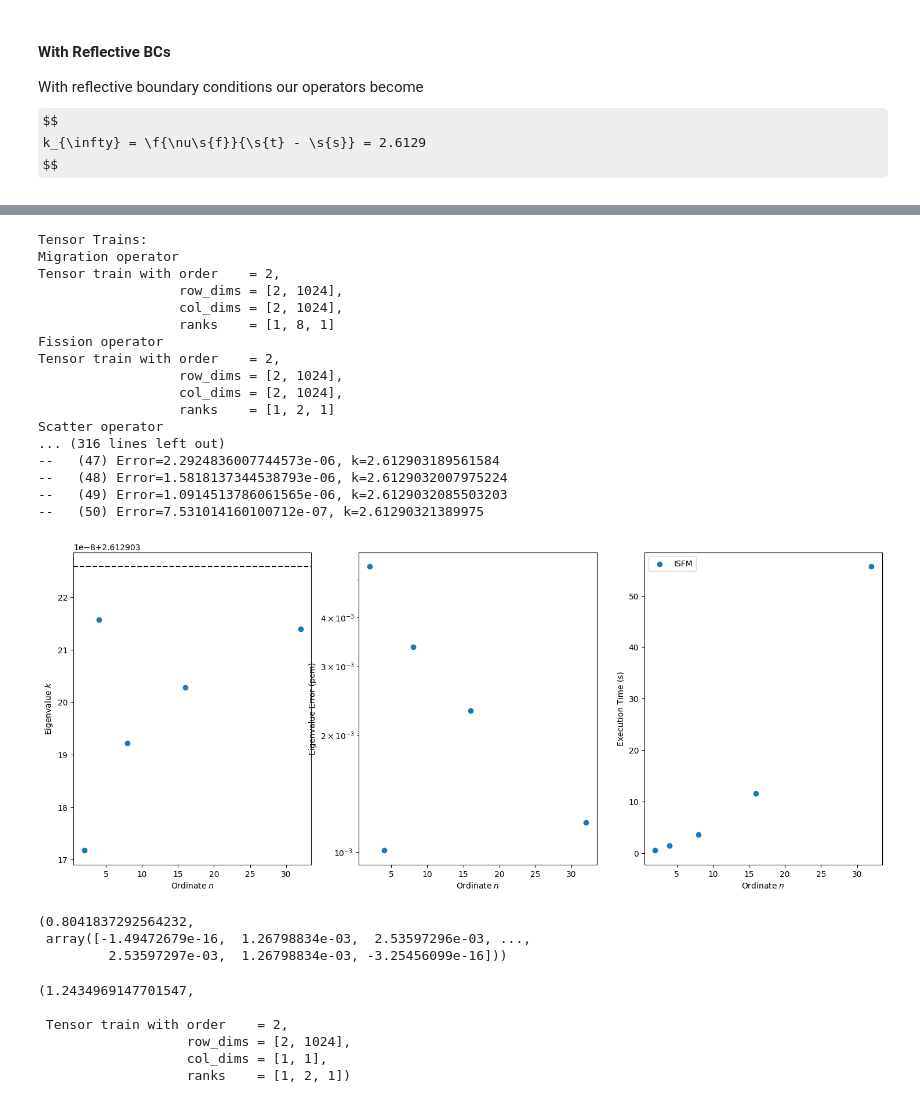
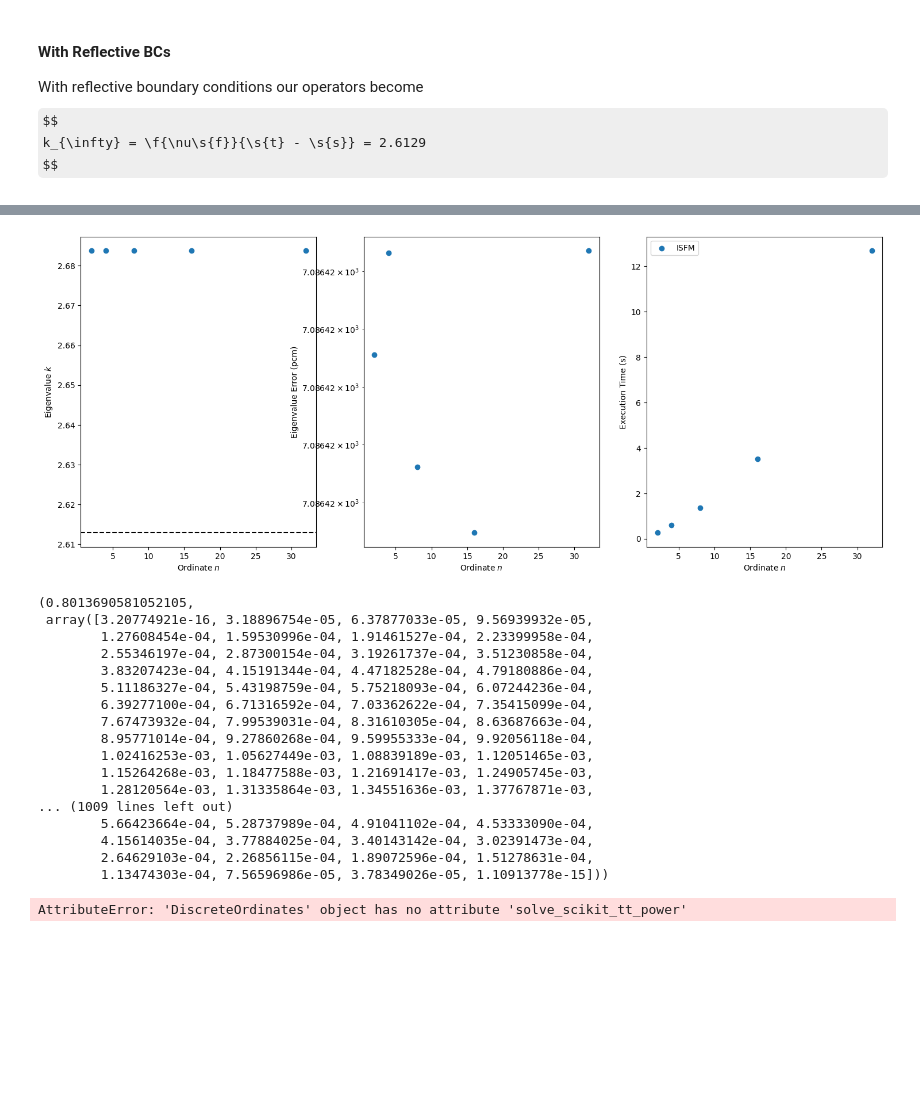
Before and after one commit to myerspat/tt_nte, a Jupyter notebook: pu1d-2G.ipynb, the cells around one changed output, grey strips where cells are left out. Saved outputs shown, nothing was run; the diff lists cells and outputs as text; code cells hidden in the pictures; some formulas as TeX source; blank space fills up the shorter version.

```diff
--- a/pu1d-2G.ipynb
+++ b/pu1d-2G.ipynb
@@ -184,7 +184,7 @@ fissile_brick = Material({pu239: 1.0})
 # Cross section data
 two_group_xs = {
     "num_groups": 2,
-    "chi": np.array([[0.575, 0.425]]),
+    "chi": np.array([0.575, 0.425]),
     fissile_brick: {
         "nu_fission": np.array([3.10 * 0.0936, 2.93 * 0.08544]),  # 1/cm
         "scatter_gtg": np.array([[0.0792, 0.0],[0.0432, 0.23616]]),  # 1/cm
@@ -210,5 +210,5 @@ mat_shape = (
 )
 
 print("\nStreaming + Total Interaction Operator")
-pd.DataFrame(SN.H.full().reshape(mat_shape))
+pd.DataFrame(SN._H.full().reshape(mat_shape))
 # %% [output]
@@ -406,6 +403,6 @@ Streaming + Total Interaction Operator
 # %%
 # Slab Geometry
-num_nodes = 1023
+num_nodes = 63
 geometry = Geometry({fissile_brick: {"num_nodes": num_nodes, "thickness": thickness}})
 
 num_ordinates_list = [2, 4, 8, 16, 32]
@@ -423,51 +420,34 @@ ax1.axhline(expected_k, color="k", ls="--", label="Ground Truth")
 for method in ks.keys():
     for num_ordinates in num_ordinates_list:
         # Initialize solver
         SN = DiscreteOrdinates(
             xs_server=xs_server,
             geometry=geometry,
             num_ordinates=num_ordinates,
             bc="reflective",
             tol=tol,
         )
 
         # Run and time matrix power iteration
         start = time.time()
         k, psi = SN.solve_matrix_power()
         stop = time.time()
 
         ks[method].append(k)
         exec_times[method].append(stop - start)
 
     ax1.scatter(num_ordinates_list, ks[method], label=method)
     ax2.scatter(num_ordinates_list, np.abs(expected_k - np.array(ks[method])) * 1e5, label=method)
     ax3.scatter(num_ordinates_list, exec_times[method], label=method)
 
 ax1.set(xlabel="Ordinate $n$", ylabel="Eigenvalue $k$")
 ax2.set(xlabel="Ordinate $n$", ylabel="Eigenvalue Error (pcm)")
 ax3.set(xlabel="Ordinate $n$", ylabel="Execution Time (s)")
 ax2.set_yscale("log")
 plt.legend()
 plt.show()
 # %% [output]
-Tensor Trains:
-Migration operator
-Tensor train with order    = 2,
-                  row_dims = [2, 1024],
-                  col_dims = [2, 1024],
-                  ranks    = [1, 8, 1]
-Fission operator
-Tensor train with order    = 2,
-                  row_dims = [2, 1024],
-                  col_dims = [2, 1024],
-                  ranks    = [1, 2, 1]
-Scatter operator
-... (316 lines left out)
---   (47) Error=2.2924836007744573e-06, k=2.612903189561584
---   (48) Error=1.5818137344538793e-06, k=2.6129032007975224
---   (49) Error=1.0914513786061565e-06, k=2.6129032085503203
---   (50) Error=7.531014160100712e-07, k=2.61290321389975
-[figure, old version]
+[figure, new version]
 # %%
 # Slab Geometry
 thickness = 3.707444  # cm
@@ -482,15 +462,24 @@ SN = DiscreteOrdinates(
 
 SN.solve_TT_power()
 # %% [output]
-(0.8041837292564232,
- array([-1.49472679e-16,  1.26798834e-03,  2.53597296e-03, ...,
-         2.53597297e-03,  1.26798834e-03, -3.25456099e-16]))
+(0.8013690581052105,
+ array([3.20774921e-16, 3.18896754e-05, 6.37877033e-05, 9.56939932e-05,
+        1.27608454e-04, 1.59530996e-04, 1.91461527e-04, 2.23399958e-04,
+        2.55346197e-04, 2.87300154e-04, 3.19261737e-04, 3.51230858e-04,
+        3.83207423e-04, 4.15191344e-04, 4.47182528e-04, 4.79180886e-04,
+        5.11186327e-04, 5.43198759e-04, 5.75218093e-04, 6.07244236e-04,
+        6.39277100e-04, 6.71316592e-04, 7.03362622e-04, 7.35415099e-04,
+        7.67473932e-04, 7.99539031e-04, 8.31610305e-04, 8.63687663e-04,
+        8.95771014e-04, 9.27860268e-04, 9.59955333e-04, 9.92056118e-04,
+        1.02416253e-03, 1.05627449e-03, 1.08839189e-03, 1.12051465e-03,
+        1.15264268e-03, 1.18477588e-03, 1.21691417e-03, 1.24905745e-03,
+        1.28120564e-03, 1.31335864e-03, 1.34551636e-03, 1.37767871e-03,
+... (1009 lines left out)
+        5.66423664e-04, 5.28737989e-04, 4.91041102e-04, 4.53333090e-04,
+        4.15614035e-04, 3.77884025e-04, 3.40143142e-04, 3.02391473e-04,
+        2.64629103e-04, 2.26856115e-04, 1.89072596e-04, 1.51278631e-04,
+        1.13474303e-04, 7.56596986e-05, 3.78349026e-05, 1.10913778e-15]))
 # %%
 SN.solve_scikit_tt_power()
 # %% [output]
-(1.2434969147701547,
-
- Tensor train with order    = 2,
-                   row_dims = [2, 1024],
-                   col_dims = [1, 1],
-                   ranks    = [1, 2, 1])
+AttributeError: 'DiscreteOrdinates' object has no attribute 'solve_scikit_tt_power'
```
Also changed, not shown: parts of 5 cells of this notebook, 6 other files.
